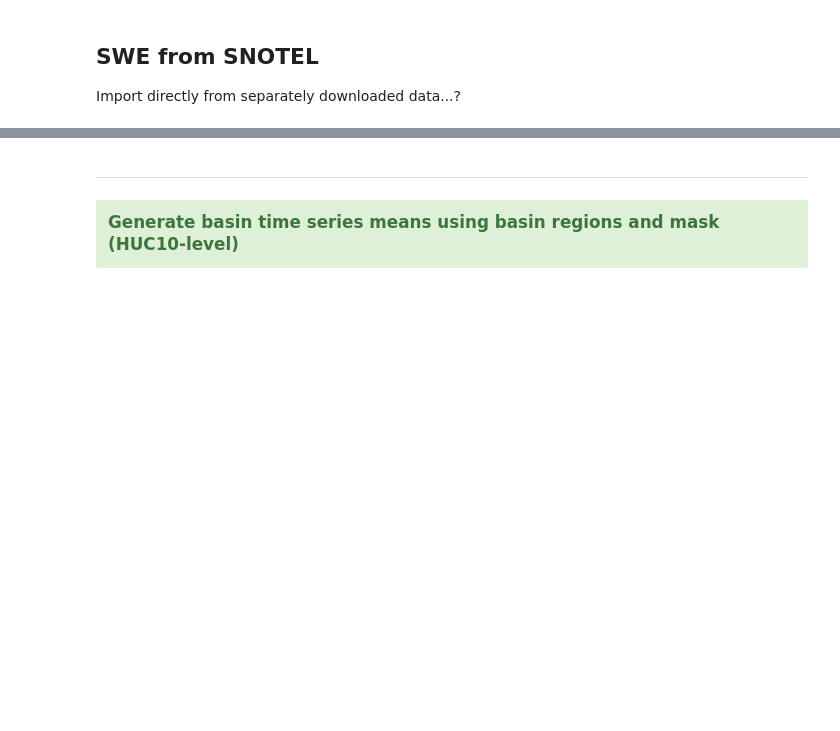
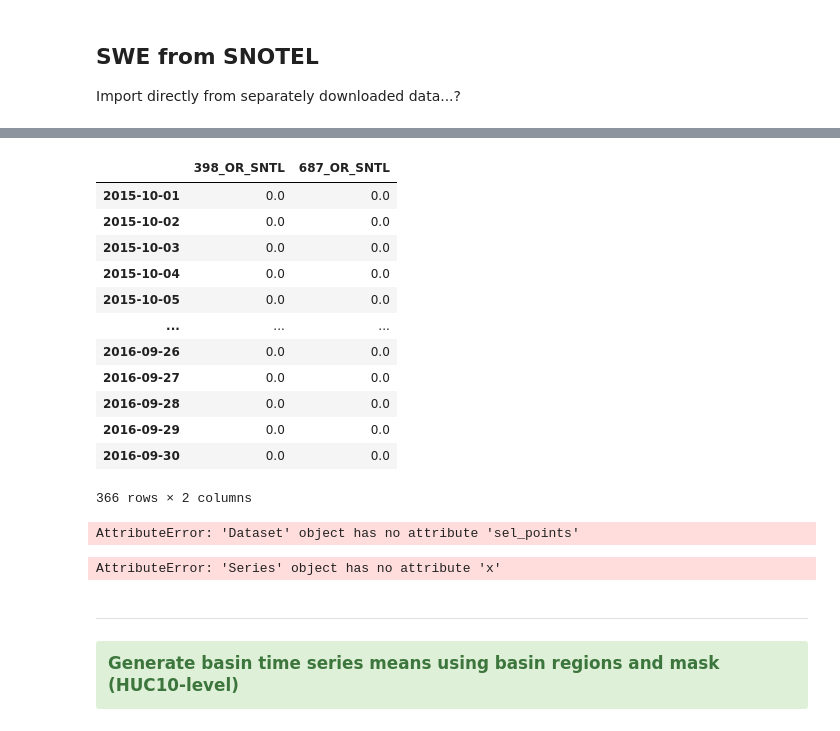
Before and after one commit to waterhackweek/whw2020_snowgw, a Jupyter notebook: mashup_snowGW.ipynb, the cells around one changed output, grey strips where cells are left out. Saved outputs shown, nothing was run; the diff lists cells and outputs as text; code cells hidden in the pictures; blank space fills up the shorter version.

```diff
--- a/mashup_snowGW.ipynb
+++ b/mashup_snowGW.ipynb
@@ -606,0 +661,26 @@ Import directly from separately downloaded data...?
+# %%
+import ulmo
+wsdlurl = "http://hydroportal.cuahsi.org/Snotel/cuahsi_1_1.asmx?WSDL"
+
+def fetch(sitecode, variablecode, start_date, end_date):
+    print(sitecode, variablecode, start_date, end_date)
+    values_df = None
+    try:
+        #Request data from the server
+        site_values = ulmo.cuahsi.wof.get_values(
+            wsdlurl, 'SNOTEL:'+sitecode, variablecode, start=start_date, end=end_date
+        )
+        #Convert to a Pandas DataFrame
+        values_df = pd.DataFrame.from_dict(site_values['values'])
+        #Parse the datetime values to Pandas Timestamp objects
+        values_df['datetime'] = pd.to_datetime(values_df['datetime'])
+        #Set the DataFrame index to the Timestamps
+        values_df.set_index('datetime', inplace=True)
+        #Convert values to float and replace -9999 nodata values with NaN
+        values_df['value'] = pd.to_numeric(values_df['value']).replace(-9999, np.nan)
+        #Remove any records flagged with lower quality
+        values_df = values_df[values_df['quality_control_level_code'] == '1']
+    except:
+        print("Unable to fetch %s" % variablecode)
+
+    return values_df
@@ -606,0 +699,16 @@ Import directly from separately downloaded data...?
+# %%
+stn_swe
+# %% [output]
+|  | 398_OR_SNTL | 687_OR_SNTL |
+| 2015-10-01 | 0.0 | 0.0 |
+| 2015-10-02 | 0.0 | 0.0 |
+| 2015-10-03 | 0.0 | 0.0 |
+| 2015-10-04 | 0.0 | 0.0 |
+| 2015-10-05 | 0.0 | 0.0 |
+| ... | ... | ... |
+| 2016-09-26 | 0.0 | 0.0 |
+| 2016-09-27 | 0.0 | 0.0 |
+| 2016-09-28 | 0.0 | 0.0 |
+| 2016-09-29 | 0.0 | 0.0 |
+| 2016-09-30 | 0.0 | 0.0 |
+366 rows × 2 columns
@@ -606,0 +718,11 @@ Import directly from separately downloaded data...?
+# %%
+data  = sb_daymet_ds_swe.sel_points(lon=lon, lat=lat, method='nearest')
+ts_dataframe = data[vars].to_dataframe()
+ts_dataframe
+# %% [output]
+AttributeError: 'Dataset' object has no attribute 'sel_points'
+# %%
+for i in range(len(sb_daymet_ds_swe.time)):
+    sb_daymet_ds_swe.time[i].sel(x=stn.geometry.x, y=stn.geometry.y, method='nearest').values[0]
+# %% [output]
+AttributeError: 'Series' object has no attribute 'x'
```
Also changed, not shown: parts of 9 cells of this notebook.
